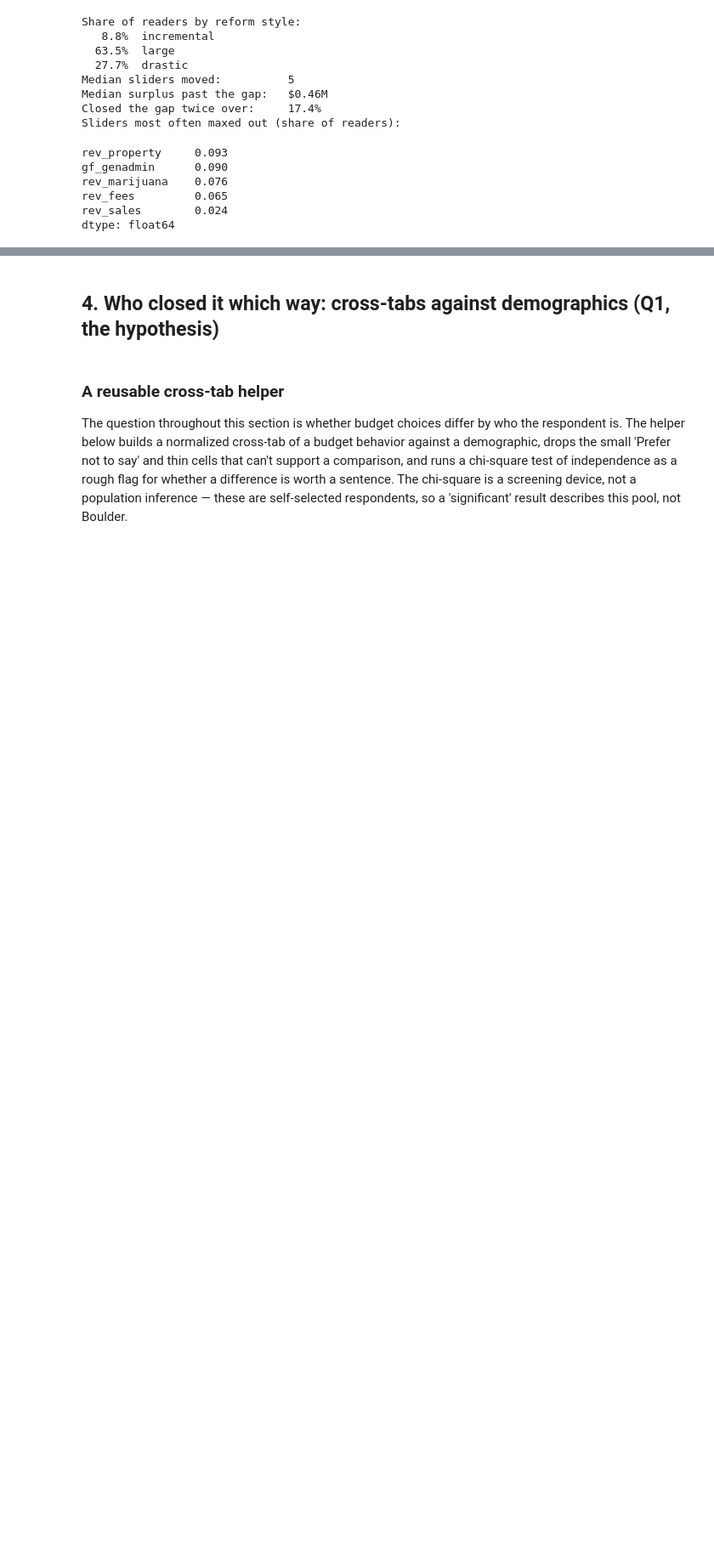
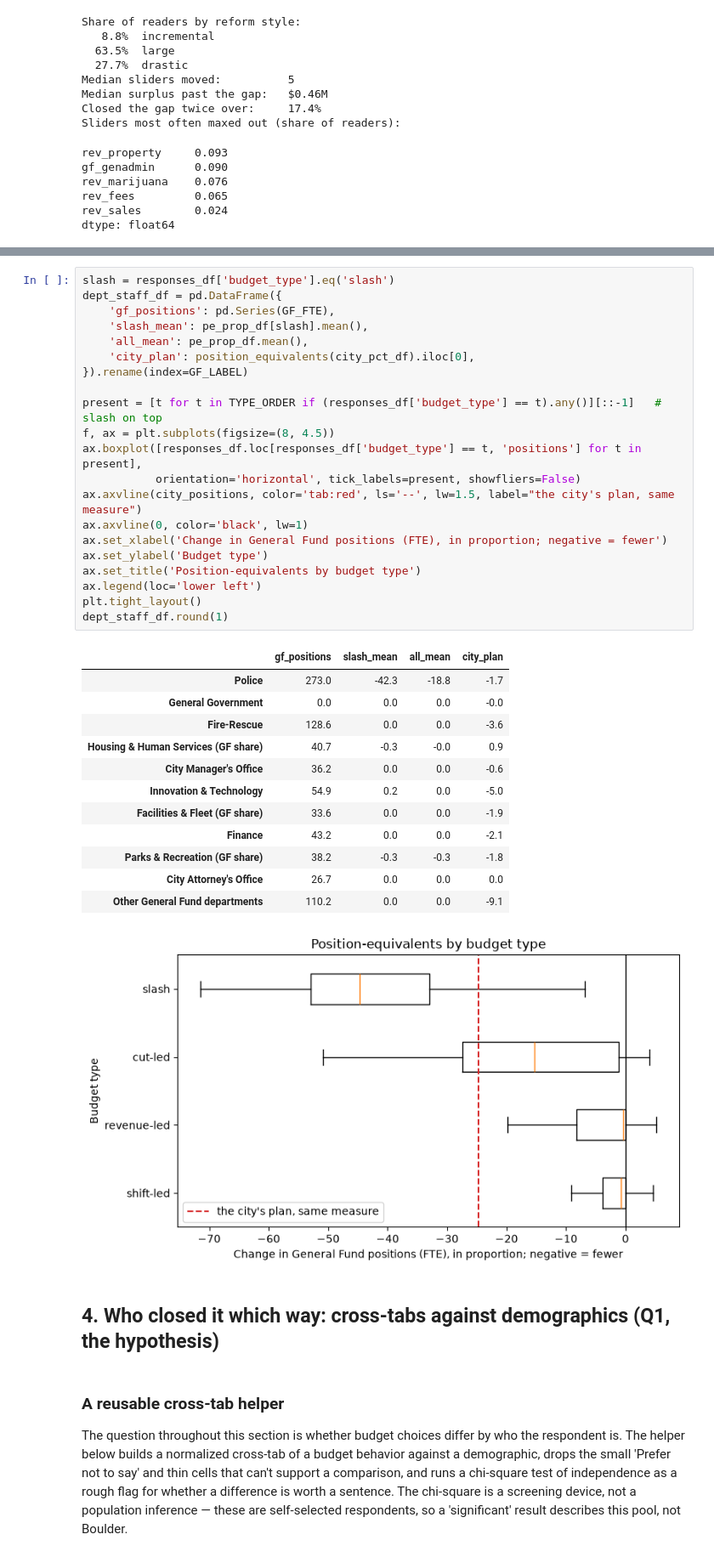
Before and after one commit to brianckeegan/charting-boulder, a Jupyter notebook: 2026-11-budget-tool/budget-survey-analysis.ipynb, the cells around one changed output, grey strips where cells are left out. Shown at 85% size. Drawn from its saved outputs; the diff is of its cells as text; blank space fills up the shorter version.

```diff
--- a/2026-11-budget-tool/budget-survey-analysis.ipynb
+++ b/2026-11-budget-tool/budget-survey-analysis.ipynb
@@ -659,3 +855,38 @@ dtype: float64
+# %%
+slash = responses_df['budget_type'].eq('slash')
+dept_staff_df = pd.DataFrame({
+    'gf_positions': pd.Series(GF_FTE),
+    'slash_mean': pe_prop_df[slash].mean(),
+    'all_mean': pe_prop_df.mean(),
+    'city_plan': position_equivalents(city_pct_df).iloc[0],
+}).rename(index=GF_LABEL)
+
+present = [t for t in TYPE_ORDER if (responses_df['budget_type'] == t).any()][::-1]   # slash on top
+f, ax = plt.subplots(figsize=(8, 4.5))
+ax.boxplot([responses_df.loc[responses_df['budget_type'] == t, 'positions'] for t in present],
+           orientation='horizontal', tick_labels=present, showfliers=False)
+ax.axvline(city_positions, color='tab:red', ls='--', lw=1.5, label="the city's plan, same measure")
+ax.axvline(0, color='black', lw=1)
+ax.set_xlabel('Change in General Fund positions (FTE), in proportion; negative = fewer')
+ax.set_ylabel('Budget type')
+ax.set_title('Position-equivalents by budget type')
+ax.legend(loc='lower left')
+plt.tight_layout()
+dept_staff_df.round(1)
+# %% [output]
+|  | gf_positions | slash_mean | all_mean | city_plan |
+| Police | 273.0 | -42.3 | -18.8 | -1.7 |
+| General Government | 0.0 | 0.0 | 0.0 | -0.0 |
+| Fire-Rescue | 128.6 | 0.0 | 0.0 | -3.6 |
+| Housing & Human Services (GF share) | 40.7 | -0.3 | -0.0 | 0.9 |
+| City Manager's Office | 36.2 | 0.0 | 0.0 | -0.6 |
+| Innovation & Technology | 54.9 | 0.2 | 0.0 | -5.0 |
+| Facilities & Fleet (GF share) | 33.6 | 0.0 | 0.0 | -1.9 |
+| Finance | 43.2 | 0.0 | 0.0 | -2.1 |
+| Parks & Recreation (GF share) | 38.2 | -0.3 | -0.3 | -1.8 |
+| City Attorney's Office | 26.7 | 0.0 | 0.0 | 0.0 |
+| Other General Fund departments | 110.2 | 0.0 | 0.0 | -9.1 |
+[figure, added]
 # %% [markdown]
 ## 4. Who closed it which way: cross-tabs against demographics (Q1, the hypothesis)
 # %% [markdown]
```
Also changed, not shown: parts of 11 cells of this notebook.
